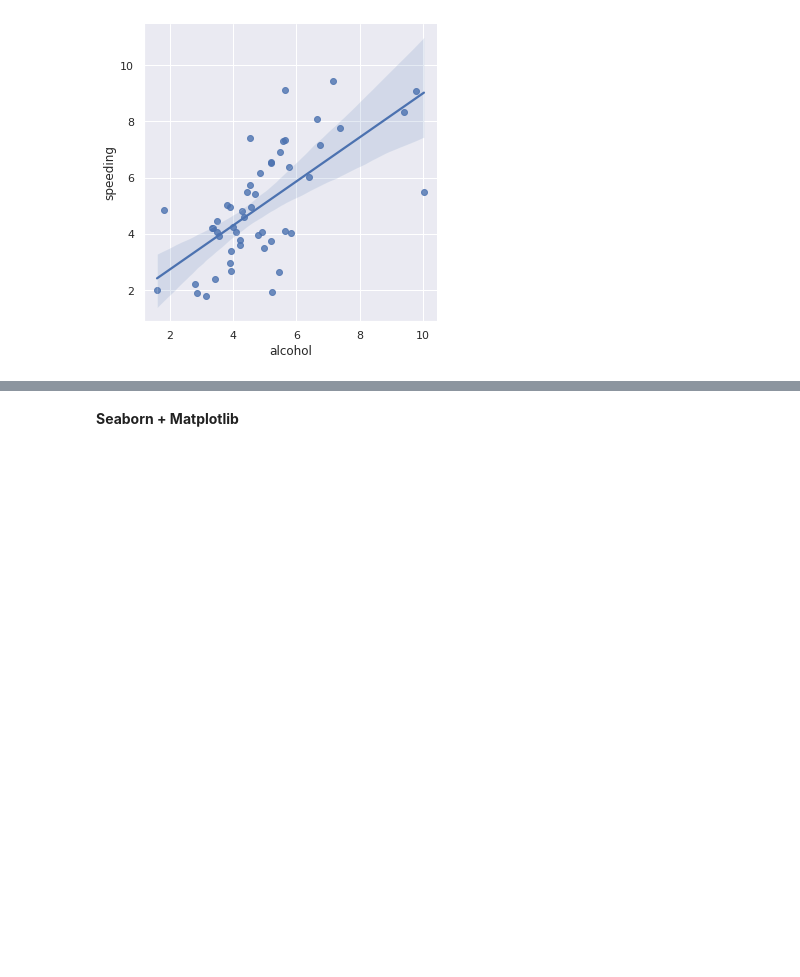
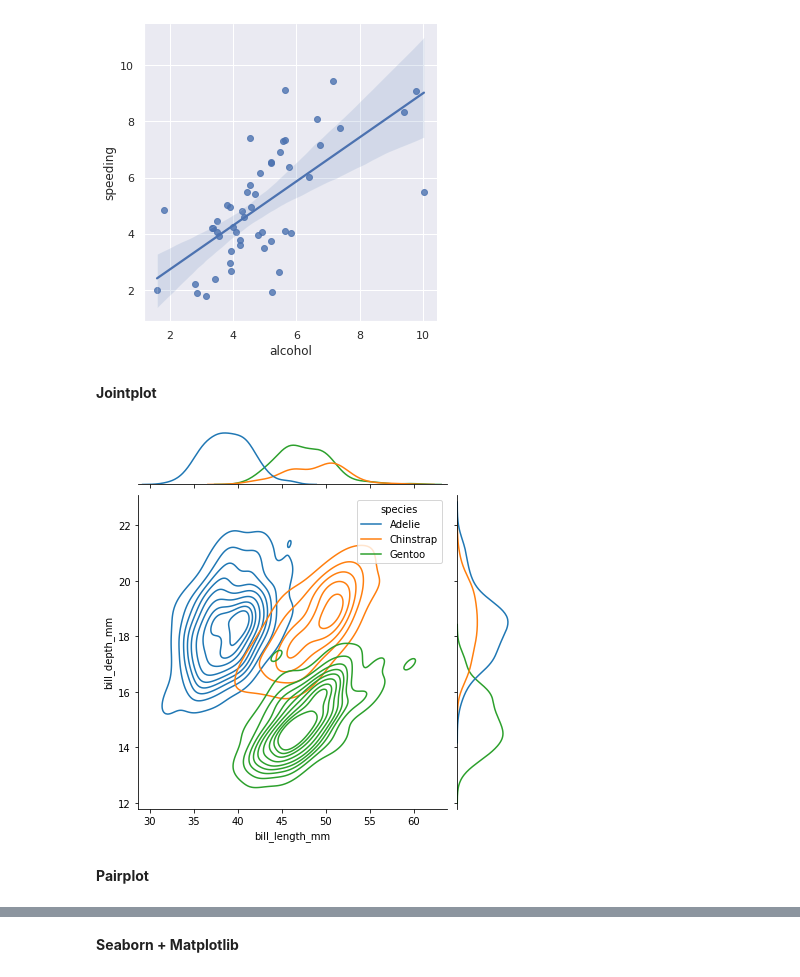
Before and after one commit to JoaoLucasAbreu/Seaborn, a Jupyter notebook: Seaborn.ipynb, the cells around one changed output, grey strips where cells are left out. Drawn from its saved outputs; the diff is of its cells as text; code cells hidden in the pictures; blank space fills up the shorter version.

```diff
--- a/Seaborn.ipynb
+++ b/Seaborn.ipynb
@@ -245,3 +245,12 @@ sns.lmplot(data = crashes, x = 'alcohol', y = "speeding")
 <seaborn.axisgrid.FacetGrid at 0x...>
 <Figure size 576x432 with 0 Axes>
 [figure]
+# %% [markdown]
+**Jointplot**
+# %%
+penguins = sns.load_dataset("penguins")
+sns.jointplot(x="bill_length_mm", y="bill_depth_mm", data=penguins, hue= 'species',kind='kde');
+# %% [output]
+[figure, added]
+# %% [markdown]
+**Pairplot**
```
Also changed, not shown: parts of 3 cells of this notebook.
